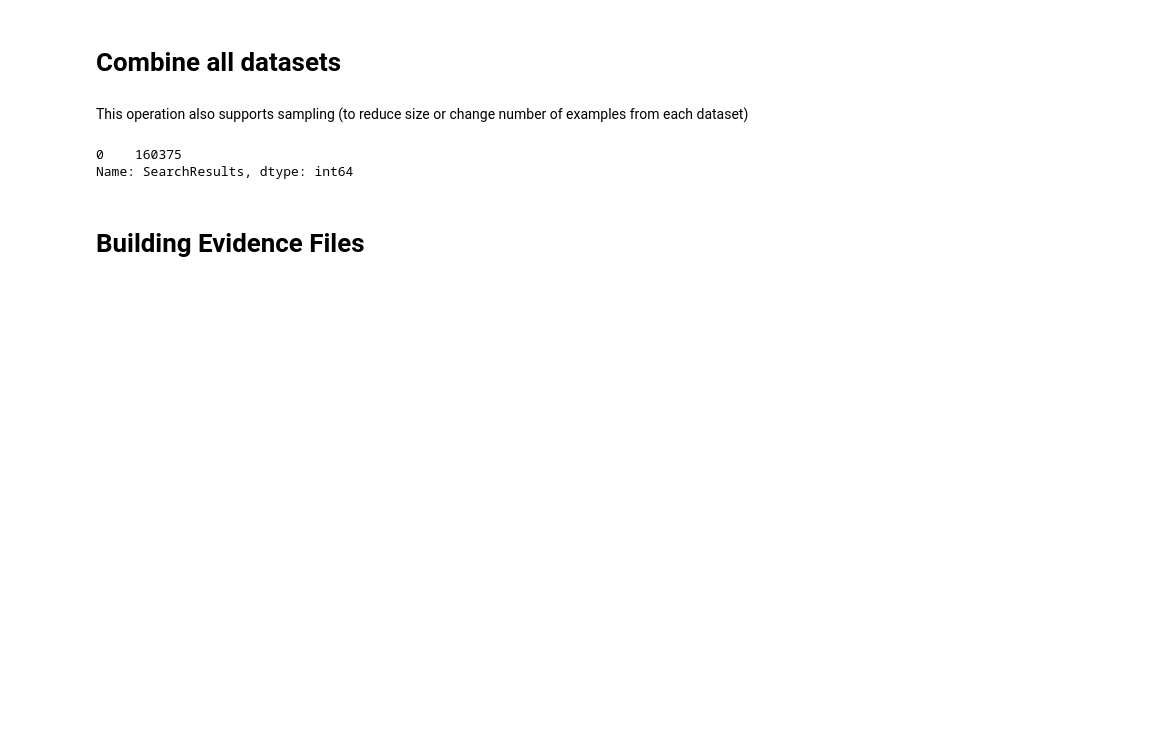
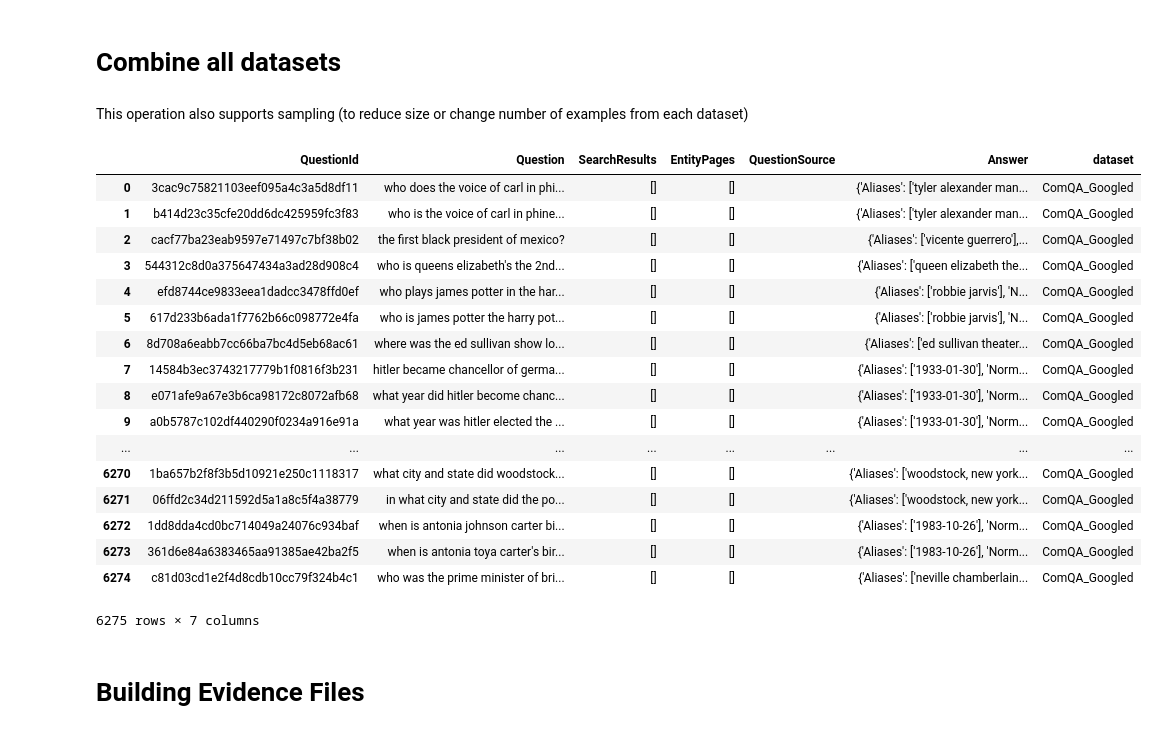
Before and after one commit to alontalmor/document-qa, a Jupyter notebook: ipython/multiqa.ipynb, the cells around one changed output. Saved outputs shown, nothing was run; the diff lists cells and outputs as text; code cells hidden in the pictures; blank space fills up the shorter version.

Commit message:
more datasets

```diff
--- a/ipython/multiqa.ipynb
+++ b/ipython/multiqa.ipynb
@@ -241,3 +304,6 @@ if USE_COMPWEBQ and EVAL_SET == 'dev':
+# %%
+if USE_COMQA and EVAL_SET == 'train':
+    Data['ComQA'] = load_comqa('/Users/alontalmor/Documents/dev/datasets/ComQA/','train')
 # %% [markdown]
 ### MSMARCO
 # %%
@@ -592,6 +779,8 @@ def append_google_from_files(questions_triviaqa_format,googled_dir):
 # %%
 # TriviaQA
-if USE_TRIVIAQA and SEARCHRESULTS_FROM_FILES:
+if USE_TRIVIAQA and USE_TRIVIAQA_ORG_CONTEXT:
+    Data_triviaqa_format['TriviaQA_Org'] = Data_triviaqa_format.pop('TriviaQA')
+elif USE_TRIVIAQA and SEARCHRESULTS_FROM_FILES:
     if WRITE_EVIDENCE:
         if EVAL_SET == 'dev':
             Data_triviaqa_format['TriviaQA_Googled'] = append_google_from_files(Data_triviaqa_format['TriviaQA'], \
@@ -634,23 +823,24 @@ elif USE_SQUAD and SEARCHRESULTS_FROM_FILES:
         Data_triviaqa_format['Squad_Googled'] = Data_triviaqa_format.pop('Squad')
 # %%
 # Post PostProcessing
-for dataset in Data_triviaqa_format.keys():
-    print('---------------------------------')
-    print(dataset)
-    Data_triviaqa_format[dataset] = \
-        Data_triviaqa_format[dataset][Data_triviaqa_format[dataset]['SearchResults'].notnull()]
+if EVAL_SET != 'test':
+    for dataset in Data_triviaqa_format.keys():
+        print('---------------------------------')
+        print(dataset)
+        Data_triviaqa_format[dataset] = \
+            Data_triviaqa_format[dataset][Data_triviaqa_format[dataset]['SearchResults'].notnull()]
 
-    print('print how many question we found google results for')
-    print((Data_triviaqa_format[dataset]['SearchResults'].apply(len)>0).sum())
+        print('print how many question we found google results for')
+        print((Data_triviaqa_format[dataset]['SearchResults'].apply(len)>0).sum())
 
 
-    Data_triviaqa_format[dataset] = \
-        Data_triviaqa_format[dataset][Data_triviaqa_format[dataset]['SearchResults'].notnull()]
+        Data_triviaqa_format[dataset] = \
+            Data_triviaqa_format[dataset][Data_triviaqa_format[dataset]['SearchResults'].notnull()]
 
-    Data_triviaqa_format[dataset] = \
-        Data_triviaqa_format[dataset][Data_triviaqa_format[dataset]['Answer'].notnull()]
+        Data_triviaqa_format[dataset] = \
+            Data_triviaqa_format[dataset][Data_triviaqa_format[dataset]['Answer'].notnull()]
 
-    print('final question count')
-    print(len(Data_triviaqa_format[dataset]))
+        print('final question count')
+        print(len(Data_triviaqa_format[dataset]))
 # %% [output]
 ---------------------------------
@@ -675,16 +865,32 @@ if EVAL_SET == 'train' and LIMIT_TRAIN_SIZE != -1:
         questions_triviaqa_format = questions_triviaqa_format.sample(n=LIMIT_TRAIN_SIZE)
 
 if EVAL_SET == 'dev':
-    # We don't need more than 8000 in the mixed dev set.
-    if len(questions_triviaqa_format) >= 8000:
-        questions_triviaqa_format = questions_triviaqa_format.sample(n=8000)
+    # We don't need more than 10000 in the mixed dev set.
+    if len(questions_triviaqa_format) >= 10000:
+        questions_triviaqa_format = questions_triviaqa_format.sample(n=10000)
 
 del Data_triviaqa_format
 # %%
-questions_triviaqa_format['SearchResults'].apply(len).value_counts()
+questions_triviaqa_format[questions_triviaqa_format['SearchResults'].apply(len)==0]
 # %% [output]
+|  | QuestionId | Question | SearchResults | EntityPages | QuestionSource | Answer | dataset |
+| 0 | 3cac9c75821103eef095a4c3a5d8df11 | who does the voice of carl in phi... | [] | [] |  | {'Aliases': ['tyler alexander man... | ComQA_Googled |
+| 1 | b414d23c35cfe20dd6dc425959fc3f83 | who is the voice of carl in phine... | [] | [] |  | {'Aliases': ['tyler alexander man... | ComQA_Googled |
+| 2 | cacf77ba23eab9597e71497c7bf38b02 | the first black president of mexico? | [] | [] |  | {'Aliases': ['vicente guerrero'],... | ComQA_Googled |
+| 3 | 544312c8d0a375647434a3ad28d908c4 | who is queens elizabeth's the 2nd... | [] | [] |  | {'Aliases': ['queen elizabeth the... | ComQA_Googled |
+| 4 | efd8744ce9833eea1dadcc3478ffd0ef | who plays james potter in the har... | [] | [] |  | {'Aliases': ['robbie jarvis'], 'N... | ComQA_Googled |
+| 5 | 617d233b6ada1f7762b66c098772e4fa | who is james potter the harry pot... | [] | [] |  | {'Aliases': ['robbie jarvis'], 'N... | ComQA_Googled |
+| 6 | 8d708a6eabb7cc66ba7bc4d5eb68ac61 | where was the ed sullivan show lo... | [] | [] |  | {'Aliases': ['ed sullivan theater... | ComQA_Googled |
+| 7 | 14584b3ec3743217779b1f0816f3b231 | hitler became chancellor of germa... | [] | [] |  | {'Aliases': ['1933-01-30'], 'Norm... | ComQA_Googled |
+| 8 | e071afe9a67e3b6ca98172c8072afb68 | what year did hitler become chanc... | [] | [] |  | {'Aliases': ['1933-01-30'], 'Norm... | ComQA_Googled |
+| 9 | a0b5787c102df440290f0234a916e91a | what year was hitler elected the ... | [] | [] |  | {'Aliases': ['1933-01-30'], 'Norm... | ComQA_Googled |
+| ... | ... | ... | ... | ... | ... | ... | ... |
+| 6270 | 1ba657b2f8f3b5d10921e250c1118317 | what city and state did woodstock... | [] | [] |  | {'Aliases': ['woodstock, new york... | ComQA_Googled |
+| 6271 | 06ffd2c34d211592d5a1a8c5f4a38779 | in what city and state did the po... | [] | [] |  | {'Aliases': ['woodstock, new york... | ComQA_Googled |
+| 6272 | 1dd8dda4cd0bc714049a24076c934baf | when is antonia johnson carter bi... | [] | [] |  | {'Aliases': ['1983-10-26'], 'Norm... | ComQA_Googled |
+| 6273 | 361d6e84a6383465aa91385ae42ba2f5 | when is antonia toya carter's bir... | [] | [] |  | {'Aliases': ['1983-10-26'], 'Norm... | ComQA_Googled |
+| 6274 | c81d03cd1e2f4d8cdb10cc79f324b4c1 | who was the prime minister of bri... | [] | [] |  | {'Aliases': ['neville chamberlain... | ComQA_Googled |
-0    160375
-Name: SearchResults, dtype: int64
+6275 rows × 7 columns
 # %% [markdown]
 # Building Evidence Files
 # %%
```
Also changed, not shown: parts of 41 cells of this notebook, 1 other file.
